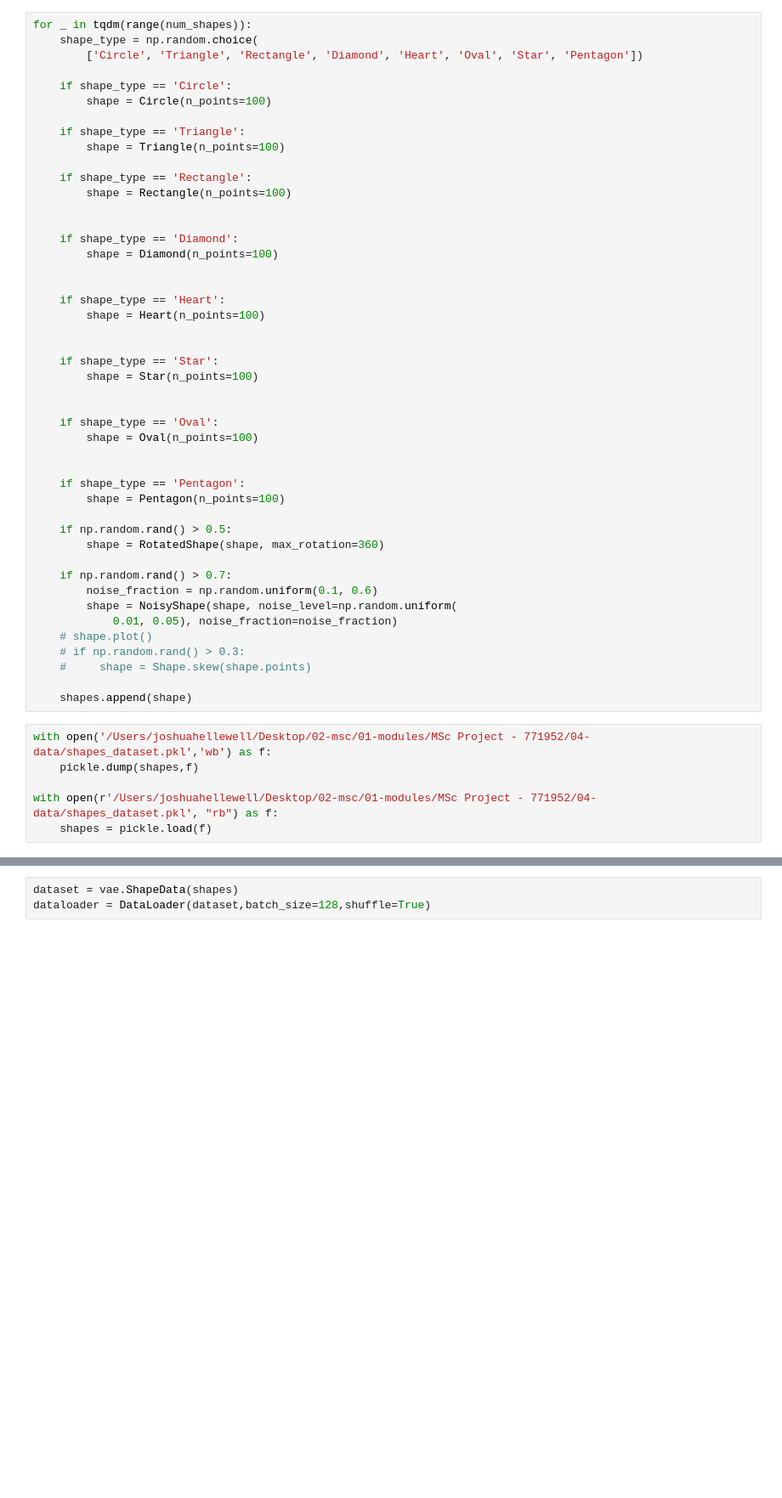
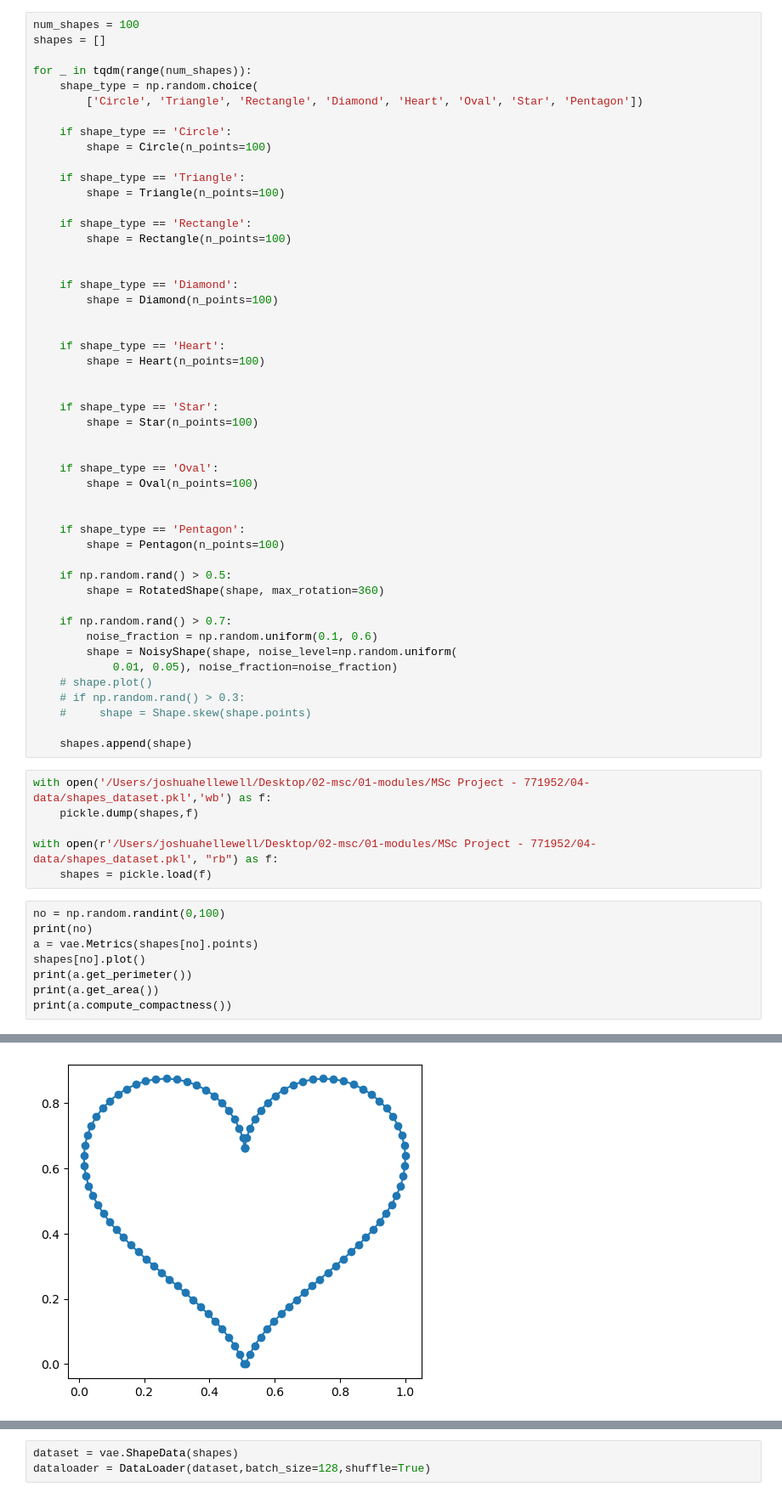
Before and after one commit to jhell1717/latentoptim, a Jupyter notebook: latentoptim/data/training_data.ipynb, the cells around one changed output, grey strips where cells are left out. Shown at 85% size. Cells and saved outputs as stored; diff of their text form; blank space fills up the shorter version.

Commit message:
added metrics

```diff
--- a/latentoptim/data/training_data.ipynb
+++ b/latentoptim/data/training_data.ipynb
@@ -15,4 +11,7 @@ shapes = []
 # %%
+num_shapes = 100
+shapes = []
+
 for _ in tqdm(range(num_shapes)):
     shape_type = np.random.choice(
         ['Circle', 'Triangle', 'Rectangle', 'Diamond', 'Heart', 'Oval', 'Star', 'Pentagon'])
@@ -64,3 +63,12 @@ with open('/Users/joshuahellewell/Desktop/02-msc/01-modules/MSc Project - 771952
 
 with open(r'/Users/joshuahellewell/Desktop/02-msc/01-modules/MSc Project - 771952/04-data/shapes_dataset.pkl', "rb") as f:
     shapes = pickle.load(f)
+# %%
+no = np.random.randint(0,100)
+print(no)
+a = vae.Metrics(shapes[no].points)
+shapes[no].plot()
+print(a.get_perimeter())
+print(a.get_area())
+print(a.compute_compactness())
+# %% [output]
@@ -66,0 +76 @@ with open(r'/Users/joshuahellewell/Desktop/02-msc/01-modules/MSc Project - 77195
+[figure, added]
```
Also changed, not shown: parts of 8 cells of this notebook, 5 other files.
